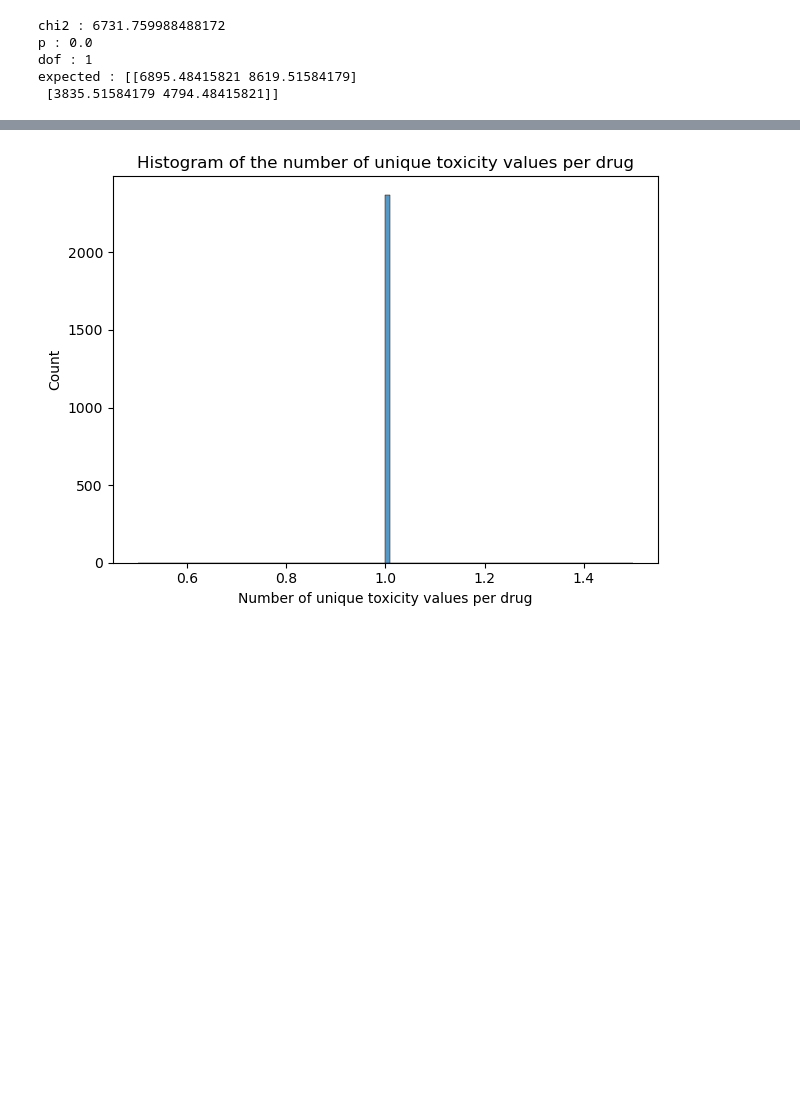
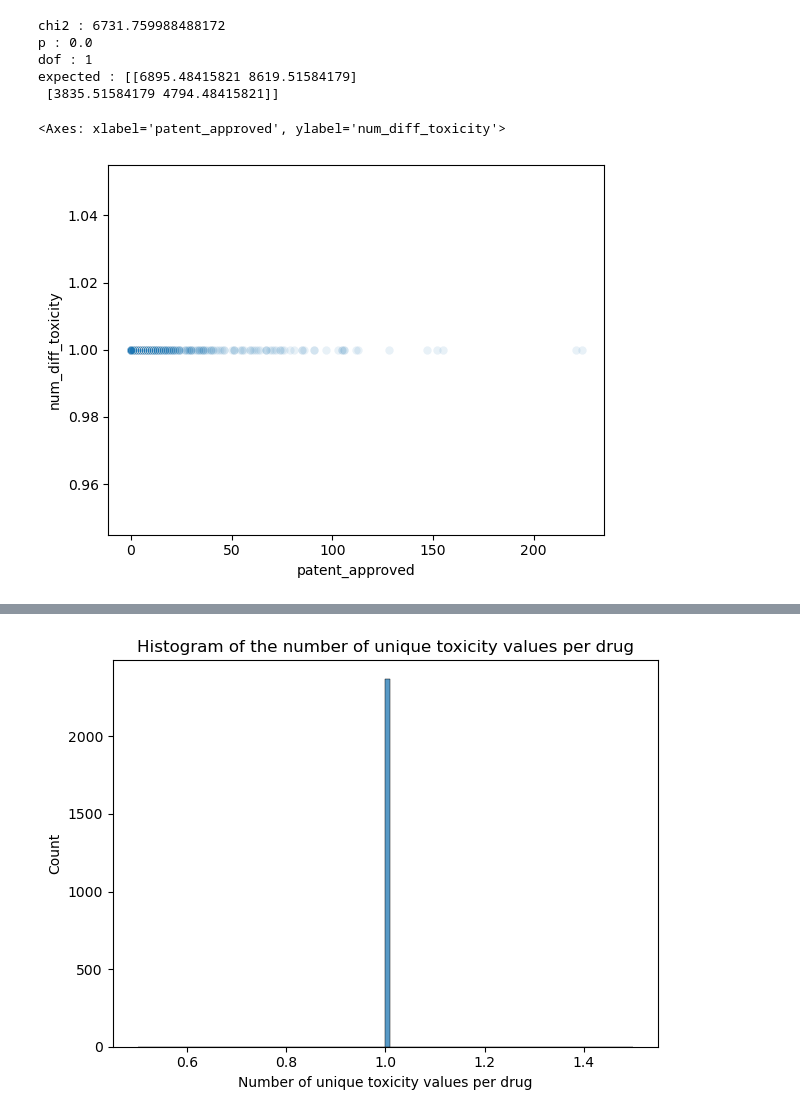
Before and after one commit to epfl-ada/ada-2024-project-hyperbabbage, a Jupyter notebook: trials_mathis.ipynb, the cells around one changed output, grey strips where cells are left out. Cells and saved outputs as stored; diff of their text form; code cells hidden in the pictures; blank space fills up the shorter version.

```diff
--- a/trials_mathis.ipynb
+++ b/trials_mathis.ipynb
@@ -278,4 +294,10 @@ expected : [[6895.48415821 8619.51584179]
  [3835.51584179 4794.48415821]]
 # %%
 # since the p-value is very low and a chi2 of 6731.7, having used the chi2 test, we can conclude that the two variables are correlated
+# %%
+# seaborn plot of a 1D density plot of the number of different toxicities per drug
+sns.scatterplot(grouped_df,x="patent_approved",y="num_diff_toxicity",alpha = 0.1)
+# %% [output]
+<Axes: xlabel='patent_approved', ylabel='num_diff_toxicity'>
+[figure, added]
 # %%
```
Also changed, not shown: parts of 22 cells of this notebook.
